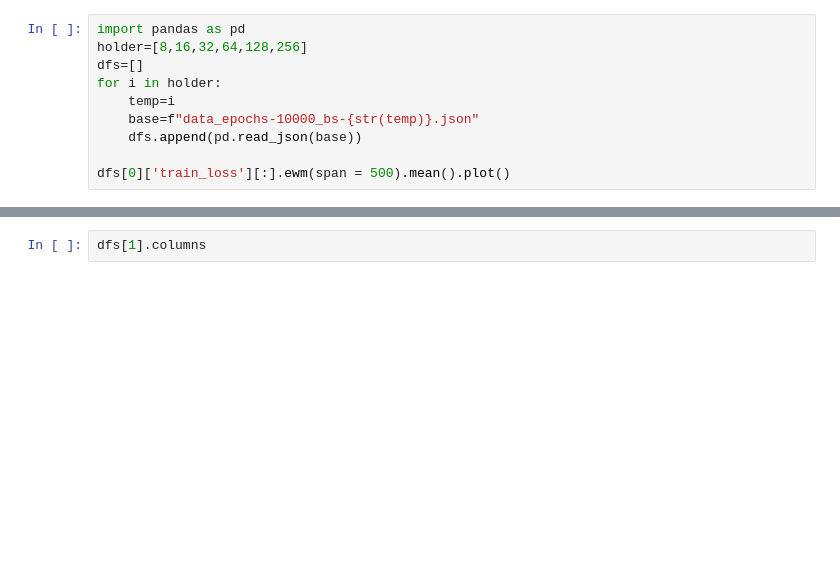
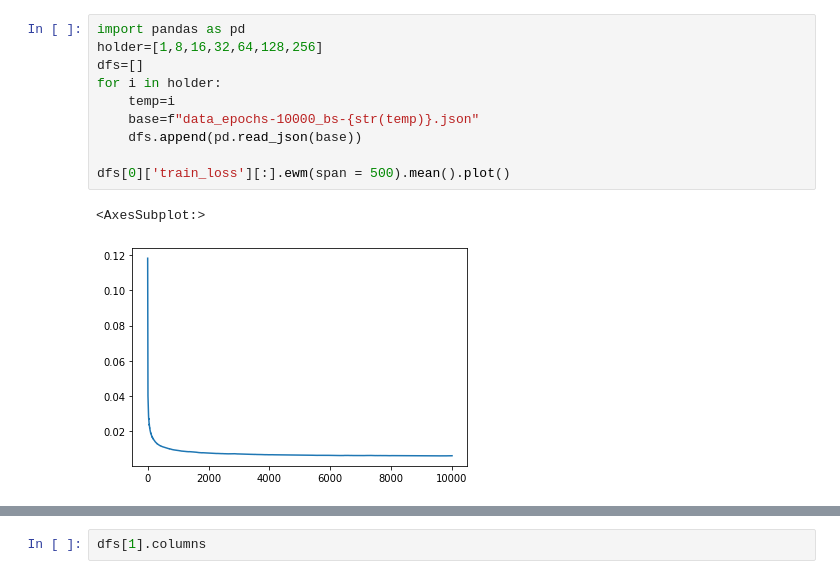
Before and after one commit to Gregory-Cooper/TL_MOF, a Jupyter notebook: Data_batch/analysis.ipynb, the cells around one changed output, grey strips where cells are left out. Cells and saved outputs as stored; diff of their text form; blank space fills up the shorter version.

```diff
--- a/Data_batch/analysis.ipynb
+++ b/Data_batch/analysis.ipynb
@@ -1,13 +1,16 @@
 # %%
 import pandas as pd
-holder=[8,16,32,64,128,256]
+holder=[1,8,16,32,64,128,256]
 dfs=[]
 for i in holder:
     temp=i
     base=f"data_epochs-10000_bs-{str(temp)}.json"
     dfs.append(pd.read_json(base))
 
 dfs[0]['train_loss'][:].ewm(span = 500).mean().plot()
+# %% [output]
+<AxesSubplot:>
+[figure, added]
 # %%
 for g in dfs[1].columns:
     for count,i in enumerate(dfs):
```
Also changed, not shown: parts of 1 cell of this notebook, 2 other files.
